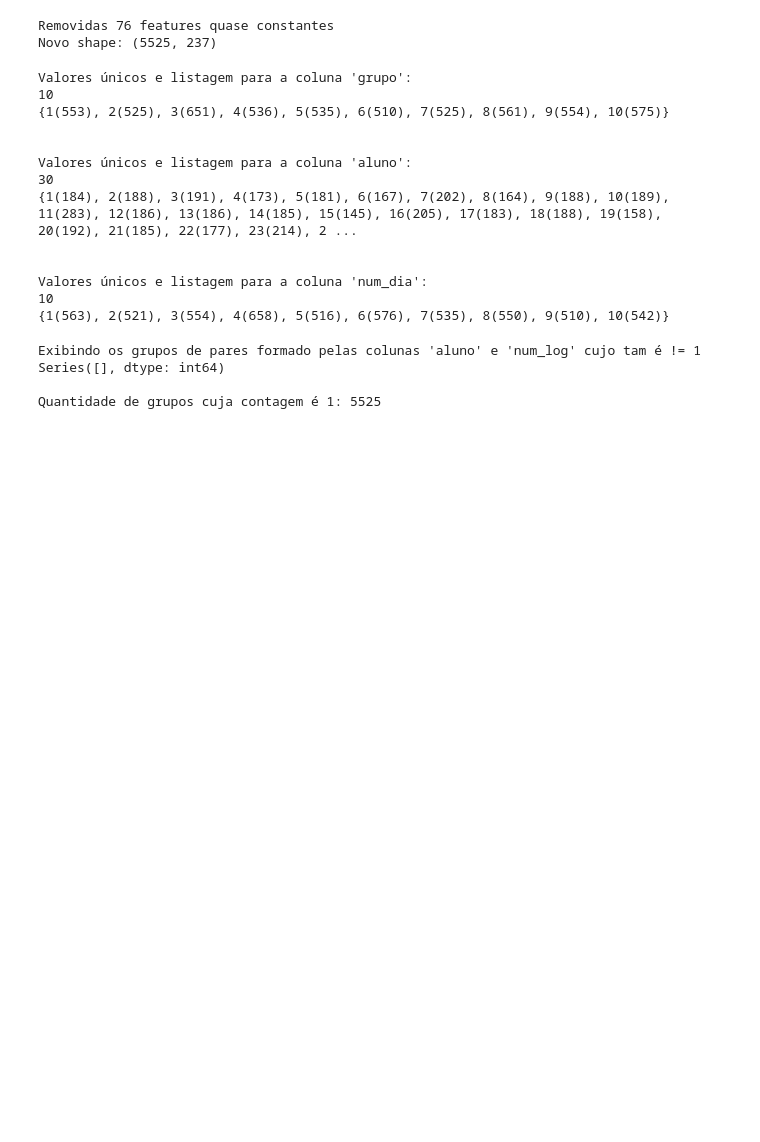
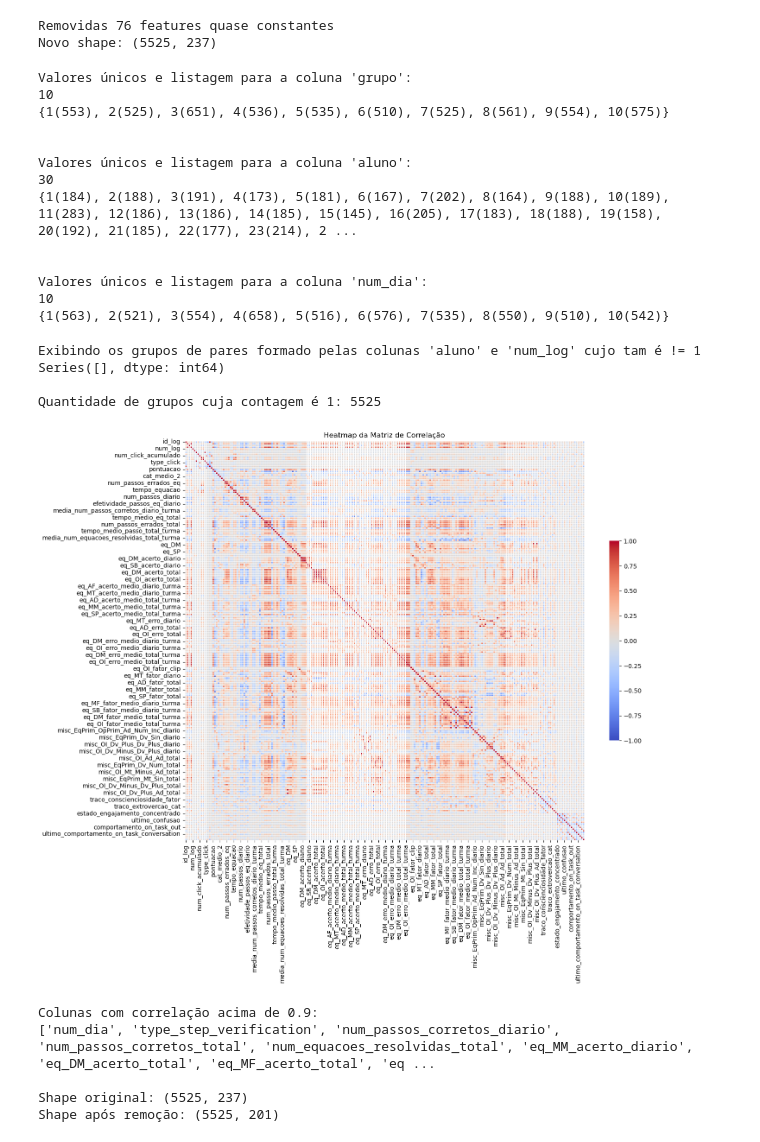
Before and after one commit to patriciajaques/MultiClass-Detection-Suite, a Jupyter notebook: src/notebooks/data_exploration.ipynb, the cells around one changed output. Drawn from its saved outputs; the diff is of its cells as text; code cells hidden in the pictures; blank space fills up the shorter version.

```diff
--- a/src/notebooks/data_exploration.ipynb
+++ b/src/notebooks/data_exploration.ipynb
@@ -186,21 +216,28 @@ def remove_highly_correlated_features(df, features_to_remove):
 # %%
 # --- Chamadas de exemplo no notebook ---
 # Suponha que seu DataFrame já esteja carregado e seja chamado "df"
 
 
 # 1. Visualize o heatmap da matriz de correlação:
-plot_correlation_heatmap(df)
+plot_correlation_heatmap(df_limpo)
 
 # 2. Identifique as variáveis altamente correlacionadas (por exemplo, correlação absoluta maior que 0.90):
 threshold_value = 0.90
-cols_to_remove = get_highly_correlated_features(df, threshold=threshold_value)
+cols_to_remove = get_highly_correlated_features(df_limpo, threshold=threshold_value)
 print(f"\nColunas com correlação acima de {threshold_value}:")
 print(cols_to_remove)
 
 # 3. Remova as colunas identificadas e visualize o novo shape do DataFrame:
-df_reduced = remove_highly_correlated_features(df, cols_to_remove)
-print("\nShape original:", df.shape)
+df_reduced = remove_highly_correlated_features(df_limpo, cols_to_remove)
+print("\nShape original:", df_limpo.shape)
 print("Shape após remoção:", df_reduced.shape)
+# %% [output]
+[figure, added]
+Colunas com correlação acima de 0.9:
+['num_dia', 'type_step_verification', 'num_passos_corretos_diario', 'num_passos_corretos_total', 'num_equacoes_resolvidas_total', 'eq_MM_acerto_diario', 'eq_DM_acerto_total', 'eq_MF_acerto_total', 'eq ...
+
+Shape original: (5525, 237)
+Shape após remoção: (5525, 201)
 # %%
 from ydata_profiling import ProfileReport
 from datetime import datetime
```
Also changed, not shown: parts of 1 cell of this notebook, 8 other files.
